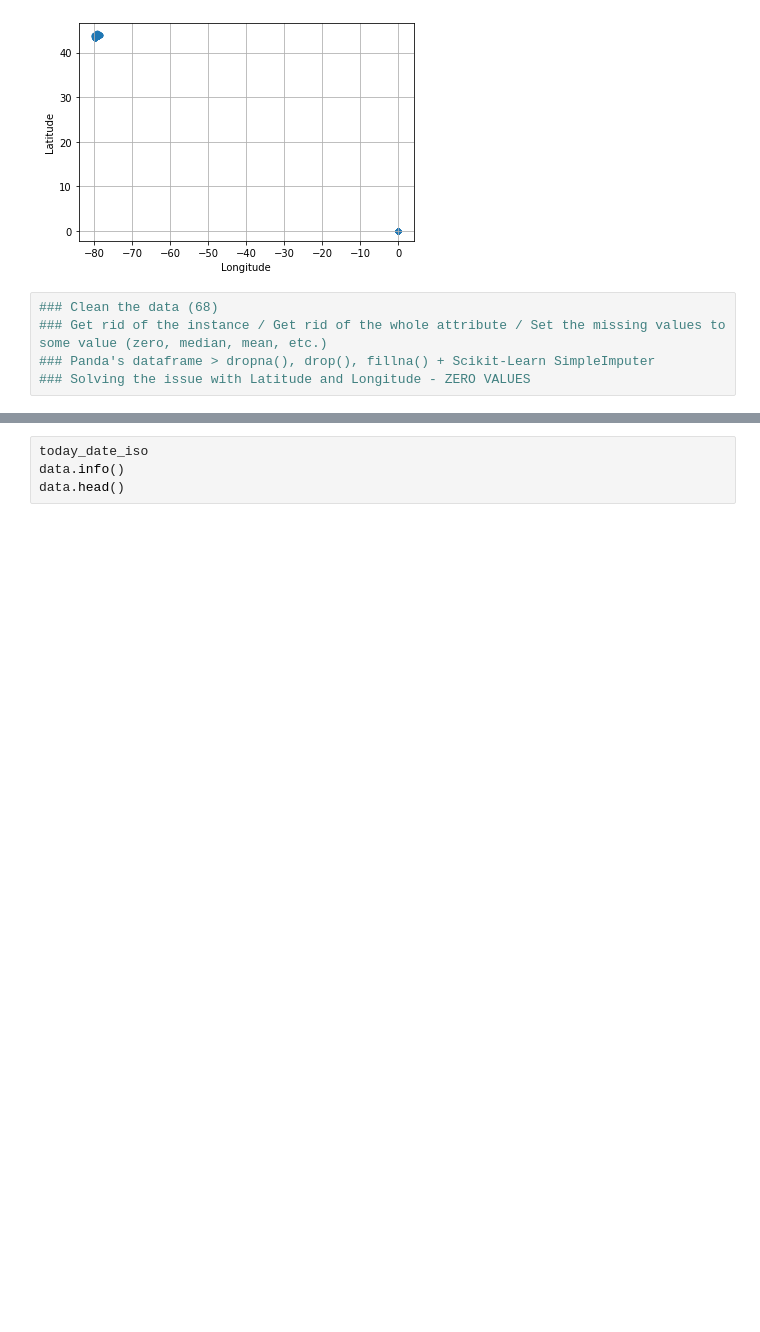
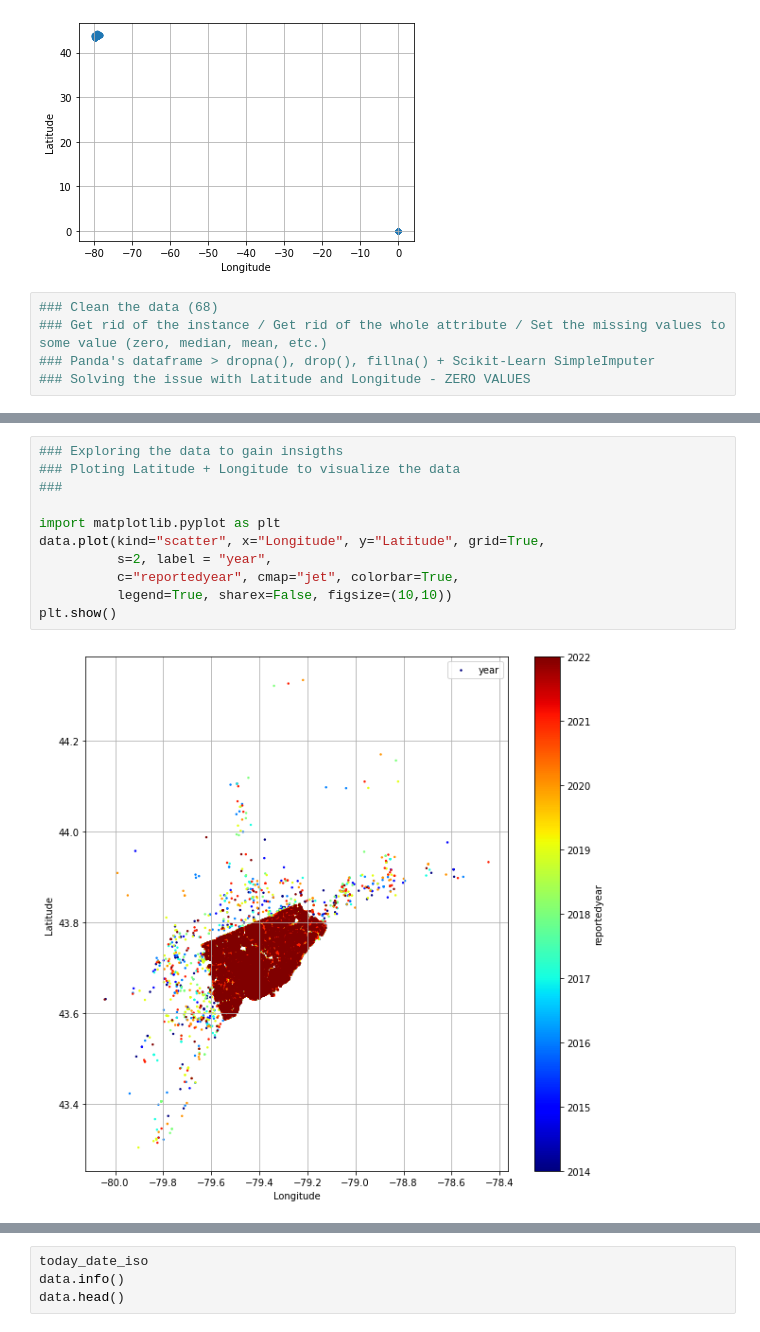
Before and after one commit to sanoliv/SCS_3253_061-Machine-Learning, a Jupyter notebook: Toronto_Police_Major_Crime_Indicators_MCI.ipynb, the cells around one changed output, grey strips where cells are left out. Cells and saved outputs as stored; diff of their text form; blank space fills up the shorter version.

```diff
--- a/Toronto_Police_Major_Crime_Indicators_MCI.ipynb
+++ b/Toronto_Police_Major_Crime_Indicators_MCI.ipynb
@@ -336,0 +350,13 @@ plt.show()
+# %%
+### Exploring the data to gain insigths
+### Ploting Latitude + Longitude to visualize the data
+###
+
+import matplotlib.pyplot as plt
+data.plot(kind="scatter", x="Longitude", y="Latitude", grid=True,
+          s=2, label = "year",
+          c="reportedyear", cmap="jet", colorbar=True,
+          legend=True, sharex=False, figsize=(10,10))
+plt.show()
+# %% [output]
+[figure, added]
```
Also changed, not shown: parts of 8 cells of this notebook.
